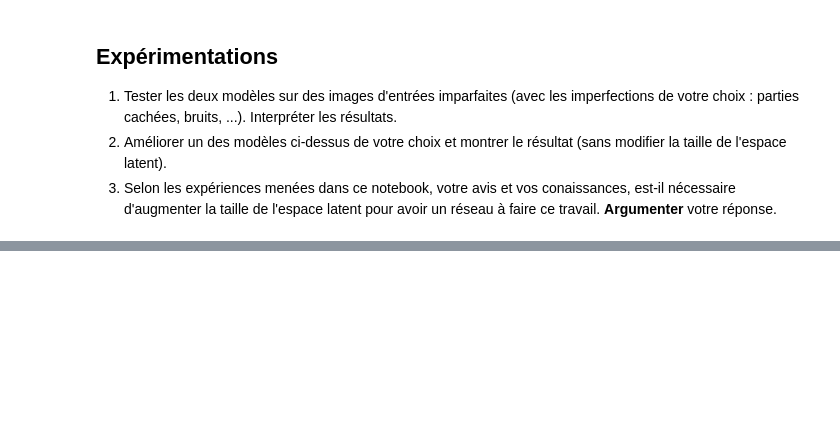
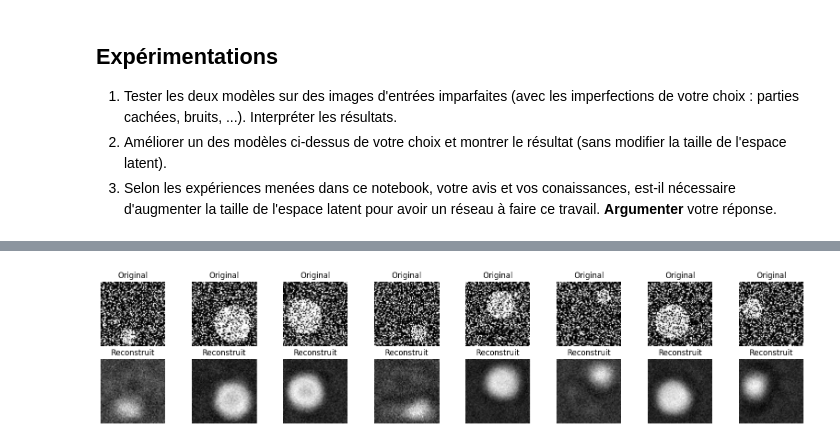
Before and after one commit to josoavj/tpAlgoML_M1, a Jupyter notebook: Computer Vision/Autoencodeurs_par_groupe.ipynb, the cells around one changed output, grey strips where cells are left out. Cells and saved outputs as stored; diff of their text form; code cells hidden in the pictures; blank space fills up the shorter version.

```diff
--- a/Computer Vision/Autoencodeurs_par_groupe.ipynb
+++ b/Computer Vision/Autoencodeurs_par_groupe.ipynb
@@ -271,0 +396,6 @@ plt.show()
+# %%
+history_fc = autoencoder_fc.fit(x_train_noisy, x_train_noisy,
+                                  epochs=20,
+                                  batch_size=128,
+                                  shuffle=True,
+                                  validation_data=(x_test_noisy, x_test_noisy))
@@ -271,0 +420,19 @@ plt.show()
+# %%
+decoded_imgs_fc = autoencoder_fc.predict(x_test_noisy)
+
+n = 8
+plt.figure(figsize=(20, 4))
+for i in range(n):
+    # Afficher l'image originale
+    ax = plt.subplot(2, n, i + 1)
+    plt.imshow(x_test_noisy[i].squeeze(), cmap='gray')
+    plt.title('Original')
+    plt.axis('off')
+
+    # Afficher l'image reconstruite
+    ax = plt.subplot(2, n, i + 1 + n)
+    plt.imshow(decoded_imgs_fc[i].squeeze(), cmap='gray')
+    plt.title('Reconstruit')
+    plt.axis('off')
+plt.show()
+# %% [output]
@@ -271,0 +440 @@ plt.show()
+[figure, added]
```
Also changed, not shown: parts of 15 cells of this notebook.
